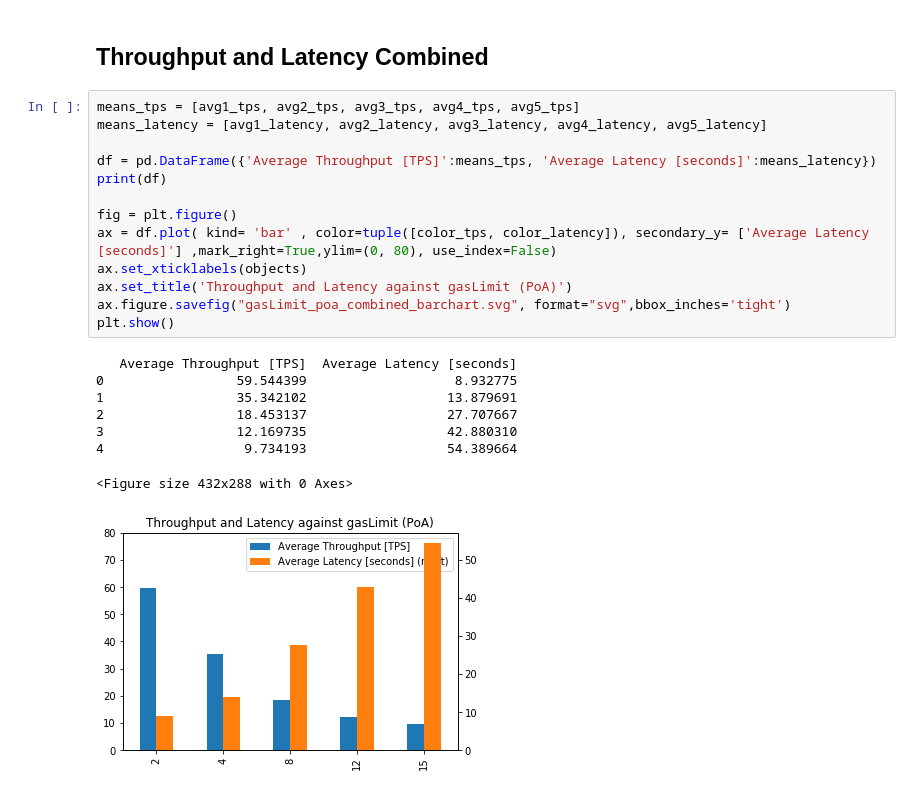
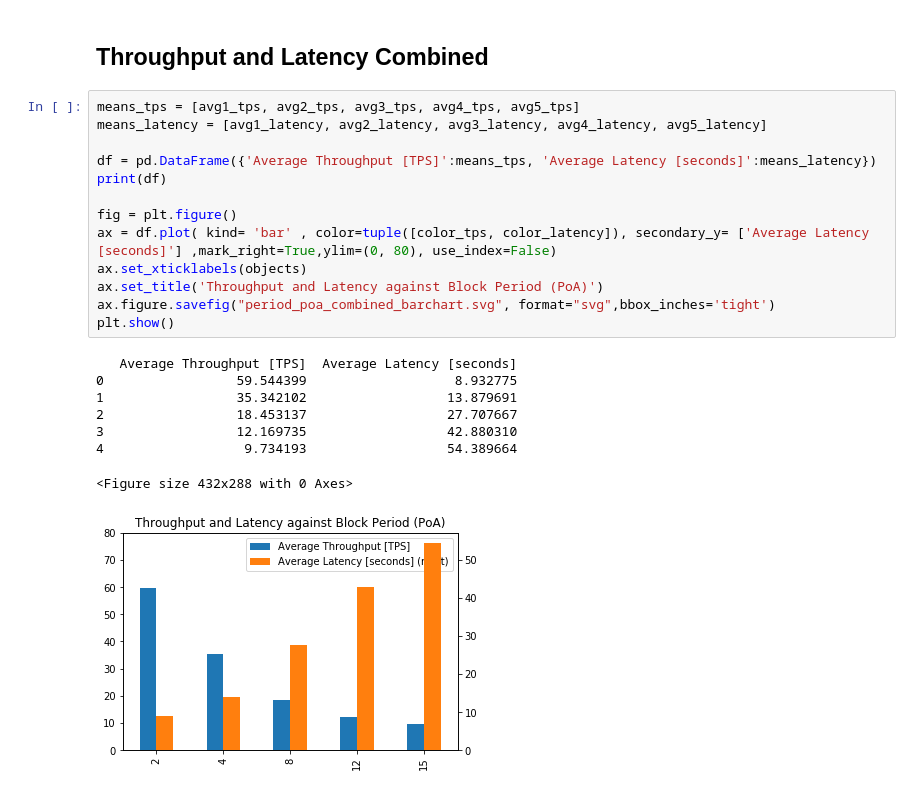
Before and after one commit to markusschaeffer/diploma-thesis, a Jupyter notebook: scripts/py/poa_period/poa_period.ipynb, the cells around one changed output. Cells and saved outputs as stored; diff of their text form.

Commit message:
removed gasLimit plot from period jupyter notebook

```diff
--- a/scripts/py/poa_period/poa_period.ipynb
+++ b/scripts/py/poa_period/poa_period.ipynb
@@ -186,22 +186,22 @@ plt.show()
 # %%
 means_tps = [avg1_tps, avg2_tps, avg3_tps, avg4_tps, avg5_tps]
 means_latency = [avg1_latency, avg2_latency, avg3_latency, avg4_latency, avg5_latency]
 
 df = pd.DataFrame({'Average Throughput [TPS]':means_tps, 'Average Latency [seconds]':means_latency})
 print(df)
 
 fig = plt.figure()
 ax = df.plot( kind= 'bar' , color=tuple([color_tps, color_latency]), secondary_y= ['Average Latency [seconds]'] ,mark_right=True,ylim=(0, 80), use_index=False)
 ax.set_xticklabels(objects)
-ax.set_title('Throughput and Latency against gasLimit (PoA)')
-ax.figure.savefig("gasLimit_poa_combined_barchart.svg", format="svg",bbox_inches='tight')
+ax.set_title('Throughput and Latency against Block Period (PoA)')
+ax.figure.savefig("period_poa_combined_barchart.svg", format="svg",bbox_inches='tight')
 plt.show()
 # %% [output]
    Average Throughput [TPS]  Average Latency [seconds]
 0                 59.544399                   8.932775
 1                 35.342102                  13.879691
 2                 18.453137                  27.707667
 3                 12.169735                  42.880310
 4                  9.734193                  54.389664
 <Figure size 432x288 with 0 Axes>
-[figure, old version]
+[figure, new version]
```
Also changed, not shown: 5 other files.
